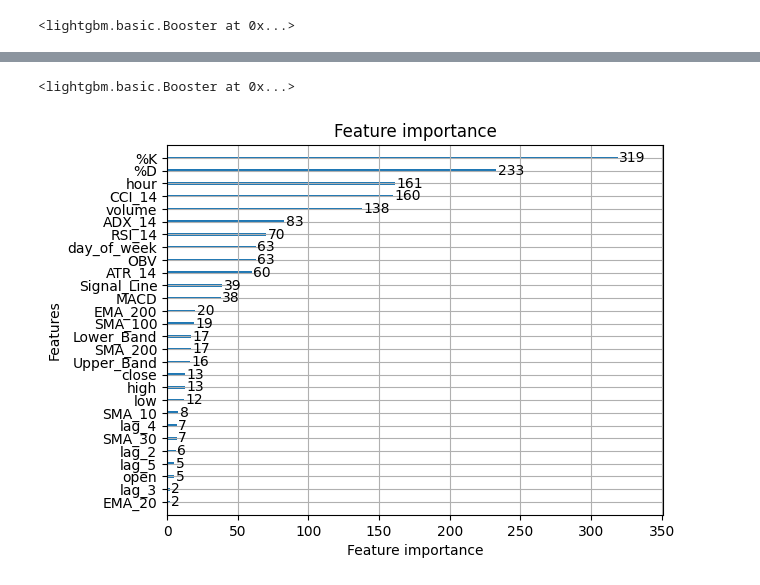
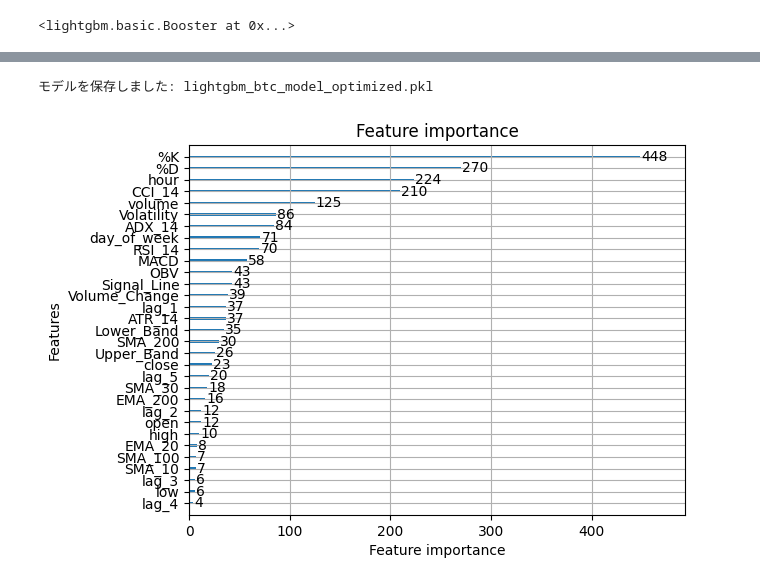
Before and after one commit to mikoto2726/mlbot, a Jupyter notebook: lightgbm_mlbot.ipynb, the cells around one changed output, grey strips where cells are left out. Saved outputs shown, nothing was run; the diff lists cells and outputs as text; code cells hidden in the pictures.

```diff
--- a/lightgbm_mlbot.ipynb
+++ b/lightgbm_mlbot.ipynb
@@ -117,18 +122,21 @@ df['L14'] = df['low'].rolling(window=14).min()
 df['H14'] = df['high'].rolling(window=14).max()
 df['%K'] = 100 * (df['close'] - df['L14']) / (df['H14'] - df['L14'])
 df['%D'] = df['%K'].rolling(window=3).mean()
+
+df['Volatility'] = df['close'].rolling(window=10).std()
+df['Volume_Change'] = df['volume'].pct_change()
 # %%
 # 目標変数の作成
 df['return'] = df['close'].pct_change().shift(-1) #前の行とのパーセンテージの変化
 df['target'] = (df['return'] > 0).astype(int) #価格が上昇したらTrue
 # %%
 # 欠損値の削除
-df.dropna(inplace=True)
+df.dropna(subset=['target'], inplace=True)
 # %%
 # 特徴量と目標変数の定義
 features = ['open', 'high', 'low', 'close', 'volume', 'SMA_10', 'SMA_30','SMA_100', 'SMA_200',
             'EMA_20',  'EMA_200', 'RSI_14', 'MACD', 'Signal_Line',
-            'Upper_Band', 'Lower_Band', 'ATR_14', 'ADX_14', 'CCI_14', 'OBV', '%K', '%D', 'hour', 'day_of_week'] + [f'lag_{lag}' for lag in range(1,6)]
+            'Upper_Band', 'Lower_Band', 'ATR_14', 'ADX_14', 'CCI_14', 'OBV', '%K', '%D', 'hour', 'day_of_week', 'Volatility', 'Volume_Change'] + [f'lag_{lag}' for lag in range(1,6)]
 
 X = df[features]
 y = df['target'] #価格が上昇すれば1下落すれば0
@@ -385,18 +389,9 @@ Best parameters found by grid search are: {'bagging_fraction': 0.8, 'bagging_fre
 # %%
-# 最適なパラメータを取得
-best_params = grid.best_params_
-train_params = {**params, **best_params}
+# ベストモデルの評価
+best_model = search.best_estimator_
+y_pred = best_model.predict(X_test)
+tune_accuracy = accuracy_score(y_test, y_pred)
+roc_auc = roc_auc_score(y_test, y_pred)
 
-# モデルの訓練
-print('Starting optimized training...')
-gbm_optimized = lgb.train(train_params,
-                          lgb_train,
-                          valid_sets=[lgb_train, lgb_eval],
-                          num_boost_round=1000,
-                          callbacks=[lgb.early_stopping(stopping_rounds=100)])
-
-# 予測の実行
-print('Making predictions...')
-y_pred_prob = gbm_optimized.predict(X_test, num_iteration=gbm_optimized.best_iteration)
-y_pred = (y_pred_prob > 0.5).astype(int)
+print(f'Accuracy: {tune_accuracy:.4f}, ROC AUC: {roc_auc:.4f}')
 # %% [output]
@@ -559,14 +528,16 @@ Name: Return, Length: 7596, dtype: float64
 # %%
-# モデルの保存
-gbm_optimized.save_model('lightgbm_btc_model_optimized.txt')
+# 最適化されたモデルの保存
+joblib.dump(best_model, 'lightgbm_btc_model_optimized.pkl')
+
+print("モデルを保存しました: lightgbm_btc_model_optimized.pkl")
 # %% [output]
-<lightgbm.basic.Booster at 0x...>
+モデルを保存しました: lightgbm_btc_model_optimized.pkl
 # %%
 # 特徴量の重要度をプロット
-lgb.plot_importance(gbm_optimized, max_num_features=1000)
+lgb.plot_importance(best_model, max_num_features=1000)
 plt.show()
 # %% [output]
-[figure, old version]
+[figure, new version]
 # %%
 # 保存するデータ
 timeframe = '1h'
```
Also changed, not shown: parts of 23 cells of this notebook, 12 other files.
